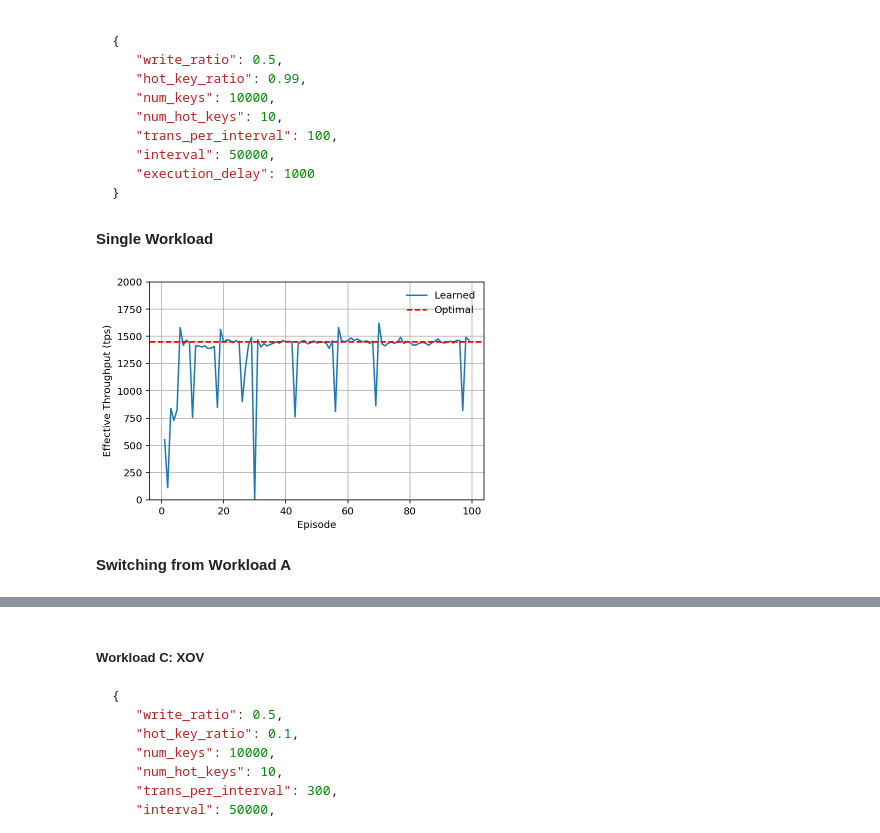
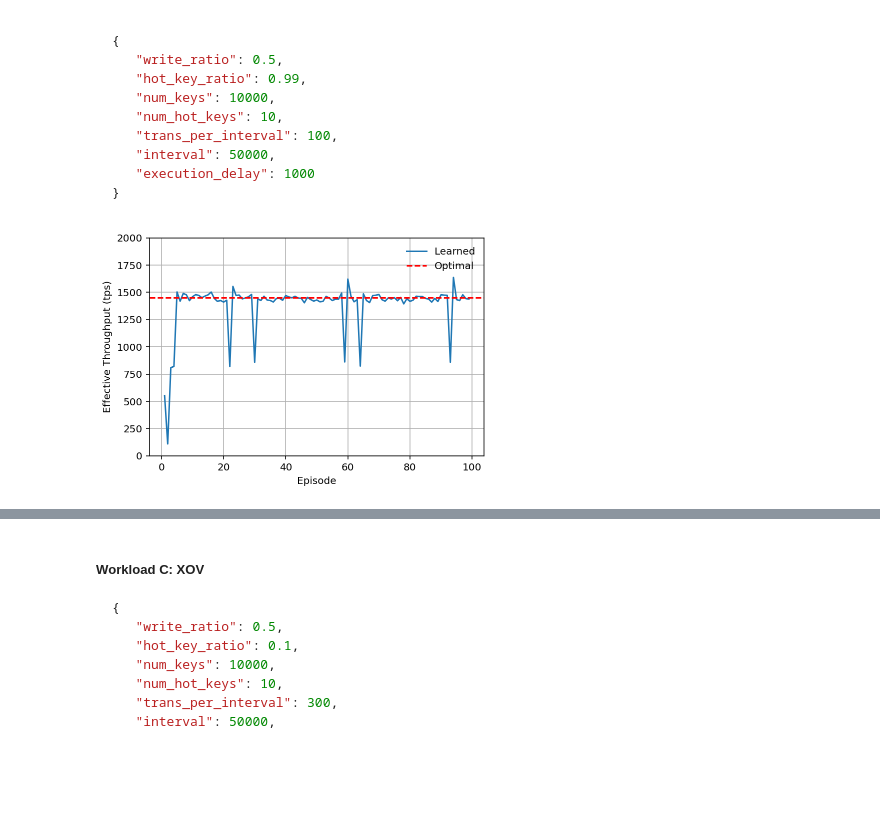
Before and after one commit to chenyuanwu/AdaChain, a Jupyter notebook: src/learning/evaluation.ipynb, the cells around one changed output, grey strips where cells are left out. Cells and saved outputs as stored; diff of their text form; code cells hidden in the pictures; blank space fills up the shorter version.

````diff
--- a/src/learning/evaluation.ipynb
+++ b/src/learning/evaluation.ipynb
@@ -51,11 +51,7 @@ exp1_plot_throughput('ts_single_xov_reorder.csv', 2000, 1500)
    "execution_delay": 1000
 }
 ```
-# %% [markdown]
-**Single Workload**
 # %%
-exp1_plot_throughput('ts_single_oxii.csv', 2000, 1450)
+exp1_plot_throughput('data/eval1/workload_b_ada.csv', 2000, 1450)
 # %% [output]
-[figure, old version]
+[figure, new version]
-# %% [markdown]
-**Switching from Workload A**
````
Also changed, not shown: parts of 27 cells of this notebook, 33 other files.
